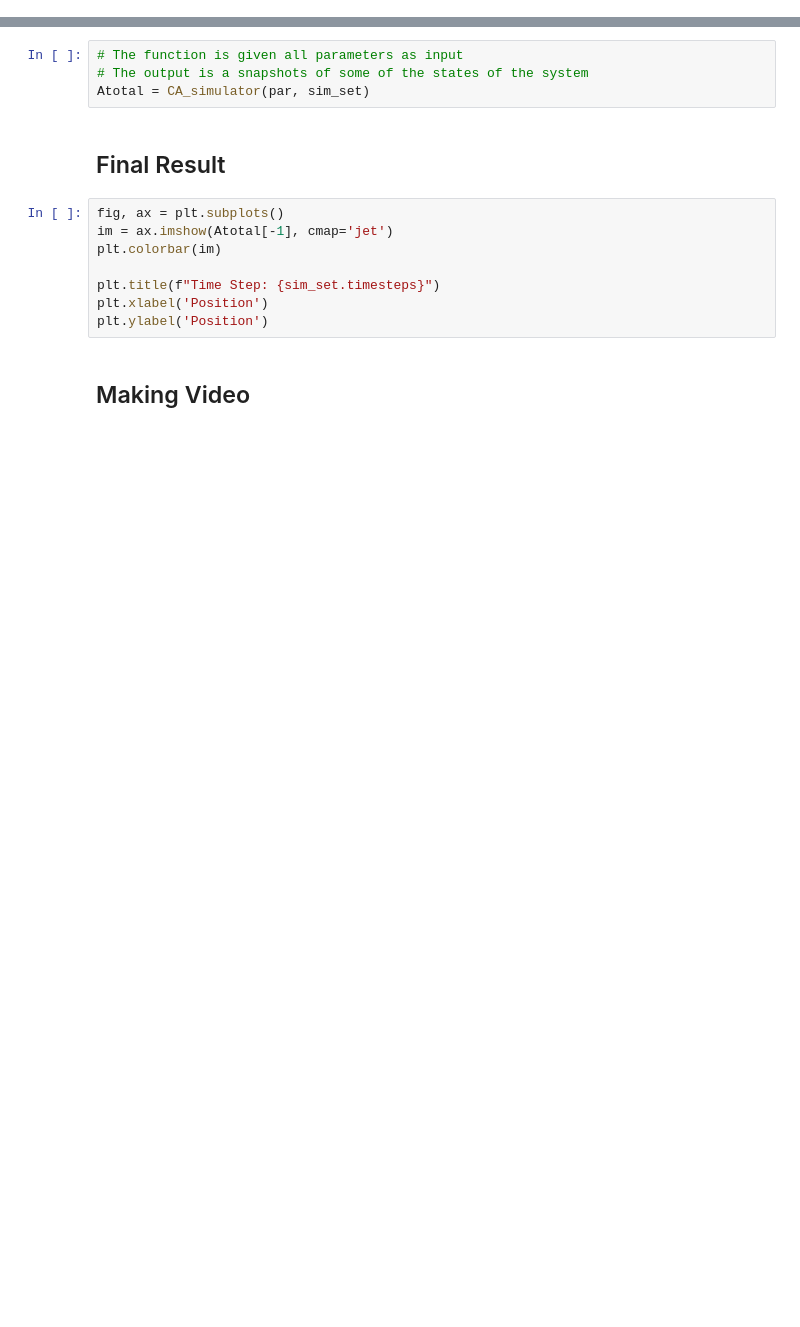
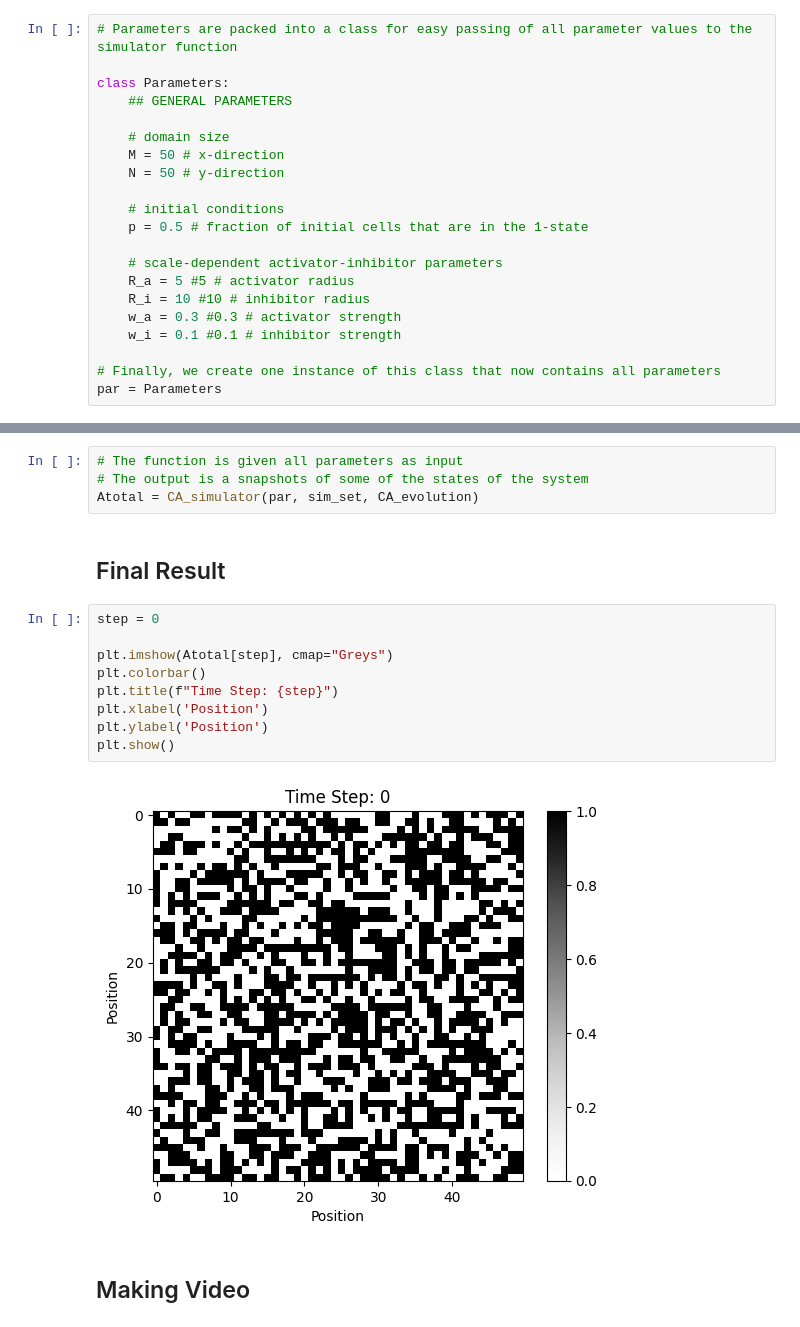
Before and after one commit to guilhermebaos/Utrecht-Summer-School-2024, a Jupyter notebook: Complex-Systems/01-Project-1/CA.ipynb, the cells around one changed output, grey strips where cells are left out. Saved outputs shown, nothing was run; the diff lists cells and outputs as text; blank space fills up the shorter version.

Commit message:
[Project 1] More figures!

```diff
--- a/Complex-Systems/01-Project-1/CA.ipynb
+++ b/Complex-Systems/01-Project-1/CA.ipynb
@@ -33,4 +35,25 @@ from IPython.core.display import display, HTML
 display(HTML("<style>div.output_scroll { height: 44em; }</style>"))
 # %% [markdown]
 <h1> Parameters </h1>
+# %%
+# Parameters are packed into a class for easy passing of all parameter values to the simulator function
+
+class Parameters:
+    ## GENERAL PARAMETERS
+
+    # domain size
+    M = 50 # x-direction
+    N = 50 # y-direction
+
+    # initial conditions
+    p = 0.5 # fraction of initial cells that are in the 1-state
+
+    # scale-dependent activator-inhibitor parameters
+    R_a = 5 #5 # activator radius
+    R_i = 10 #10 # inhibitor radius
+    w_a = 0.3 #0.3 # activator strength
+    w_i = 0.1 #0.1 # inhibitor strength
+
+# Finally, we create one instance of this class that now contains all parameters
+par = Parameters
 # %%
@@ -96,17 +97,20 @@ frames = sim_set.timesteps // dt
 # %%
 # The function is given all parameters as input
 # The output is a snapshots of some of the states of the system
-Atotal = CA_simulator(par, sim_set)
+Atotal = CA_simulator(par, sim_set, CA_evolution)
 # %% [markdown]
 ## Final Result
 # %%
-fig, ax = plt.subplots()
-im = ax.imshow(Atotal[-1], cmap='jet')
-plt.colorbar(im)
+step = 0
 
-plt.title(f"Time Step: {sim_set.timesteps}")
+plt.imshow(Atotal[step], cmap="Greys")
+plt.colorbar()
+plt.title(f"Time Step: {step}")
 plt.xlabel('Position')
 plt.ylabel('Position')
+plt.show()
+# %% [output]
+[figure, added]
 # %% [markdown]
 ## Making Video
 # %%
```
Also changed, not shown: parts of 3 cells of this notebook, 2 other files.
